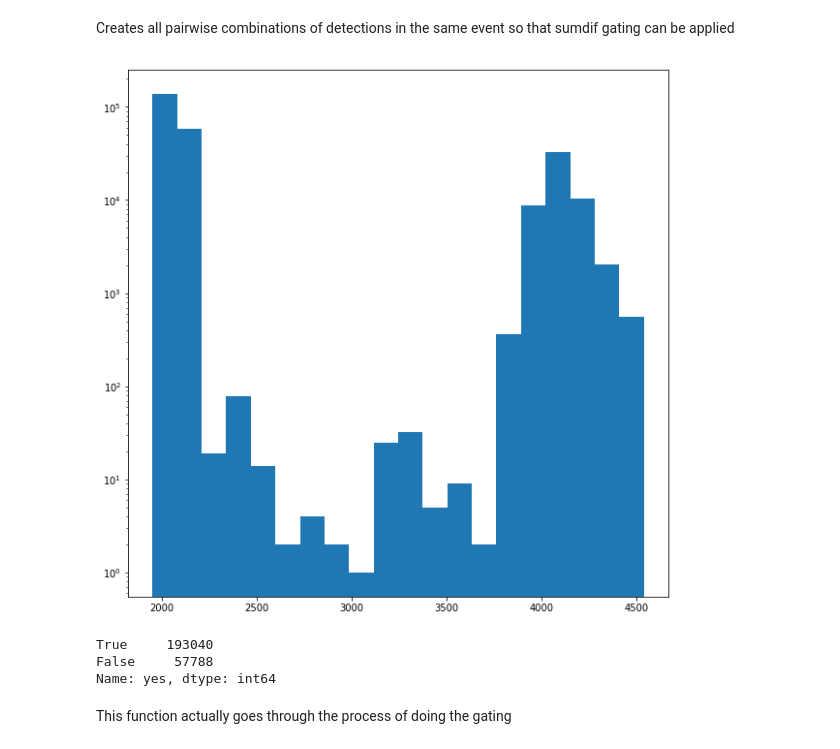
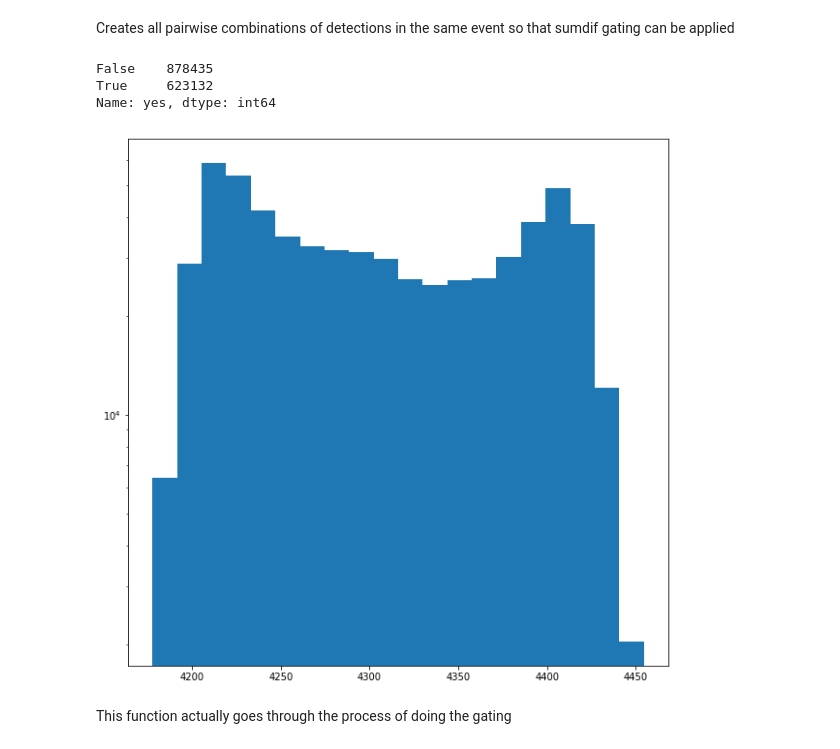
Before and after one commit to MatteoMcDonnell/pyCOLTRIMS, a Jupyter notebook: initalProcessing_tripico.ipynb, the cells around one changed output. Drawn from its saved outputs; the diff is of its cells as text; code cells hidden in the pictures.

```diff
--- a/initalProcessing_tripico.ipynb
+++ b/initalProcessing_tripico.ipynb
@@ -11,7 +11,7 @@ import matplotlib as mpl
 # %% [markdown]
 This simply imports things that will be needed for the program
 # %%
-data = pd.read_csv('/home/matteo/Documents/research/summer2019/coltrims/Acetonitrile/tripico.csv')
+data = pd.read_csv('/home/matteo/Documents/research/summer2019/coltrims/Acetonitrile/acetonitrile_28_54_2000_DAn.00000855_1725_9640_9765tripgroup.csv')
 data['index0'] = data.index
 # %% [markdown]
 Imports the data and adds the index as a column so that it can be saved when creating pairwise coincidences. This is so you can simply do the calculations to all the datapoints you will need, aka those that are gated with sumdif, and then populate a dataframe where each row is a coincidence.
@@ -40,13 +40,14 @@ This changes the units of x, y, and tof such that x and y are in mm and tof is i
 # %%
 # if you are doing tripico, run this
 value_counts = data['id'].value_counts()
-coinc = data[data['id'].isin(value_counts[value_counts == 3].index)]
+coinc = data[data['id'].isin(value_counts[value_counts == 2].index)]
 coinc.reset_index(inplace=True,drop=True)
 
 print(str(coinc.shape[0]/data.shape[0]*100)+' percent of data kept')
 print(coinc.shape[0])
 
-plt.hist(coinc.tof,bins=1000)
+print(coinc['tof'].values)
+plt.hist(coinc['tof'].values,bins=1000)
 plt.yscale('log', nonposy='clip')
 plt.rcParams["figure.figsize"] = [10,10]
 plt.show()
@@ -58,17 +60,15 @@ plt.show()
 #this is probably going to take forever no matter what, it is setting up every possible pairwise combination
 
 #data = data.iloc[:2000000]
-
+'''
 pairwise = pd.DataFrame([[k, c0, c1,c2] for k, index in data.groupby('id').index0
                                   for c0, c1 , c2 in combinations(index, 3)
                              ], columns=['id', 'index1', 'index2','index3'])
+'''
 
 
 
 
-
-'''
-pairwise = pd.DataFrame([[k, c0, c1, c2] for k, index in coinc.groupby('id').index0
-                                  for c0, c1, c2 in combinations(index, 3)
-                             ], columns=['id', 'index1', 'index2', 'index3'])
-'''
+pairwise = pd.DataFrame([[k, c0, c1] for k, index in coinc.groupby('id').index0
+                                  for c0, c1 in combinations(index, 2)
+                             ], columns=['id', 'index1', 'index2'])
@@ -121,36 +120,39 @@ Creates all pairwise combinations of detections in the same event so that sumdif
 # %%
 temp = pd.DataFrame()
 temp['INDEX1'] = data.iloc[pairwise['index1'].values].tof.values
 temp['INDEX2'] = data.iloc[pairwise['index2'].values].tof.values
-temp['INDEX3'] = data.iloc[pairwise['index3'].values].tof.values
-
-
-plt.hist(temp.INDEX2,bins=20)
-plt.yscale('log')
-plt.show()
+#temp['INDEX3'] = data.iloc[pairwise['index3'].values].tof.values
 
 
 
-temp['check1'] = (temp['INDEX1']<2200)
-temp['check2'] = (temp['INDEX2']<2200)
-temp['check3'] = (temp['INDEX3']>2200)
+
+temp['check1'] = ((temp['INDEX1']+temp['INDEX2'])<9765)
+temp['check2'] = ((temp['INDEX2']+temp['INDEX1'])>9700)
+temp['check3'] = ((temp['INDEX2']-temp['INDEX1'])<1345)
+temp['check4'] = ((temp['INDEX1'])>0)
 
 
-temp['yes'] = (temp['check1'])&(temp['check2'])&(temp['check3'])
+temp['yes'] = (temp['check1']) & (temp['check2']) & (temp['check3'])
 print(temp['yes'].value_counts())
 
 cutIndexes = pairwise[temp['yes']].reset_index(drop=True)
+
+#print(list(cutIndexes['index1']))
+
+plt.hist(data.iloc[cutIndexes.index1.values].tof,bins=20)
+plt.yscale('log')
+plt.show()
 
 
 
 
 #print(temp)
 #print(indList)
 # %% [output]
+False    878435
+True     623132
+Name: yes, dtype: int64
-[figure, old version]
+[figure, new version]
-True     193040
-False     57788
-Name: yes, dtype: int64
 # %% [markdown]
 This function actually goes through the process of doing the gating
 # %%
```
Also changed, not shown: parts of 28 cells of this notebook, 10 other files.
